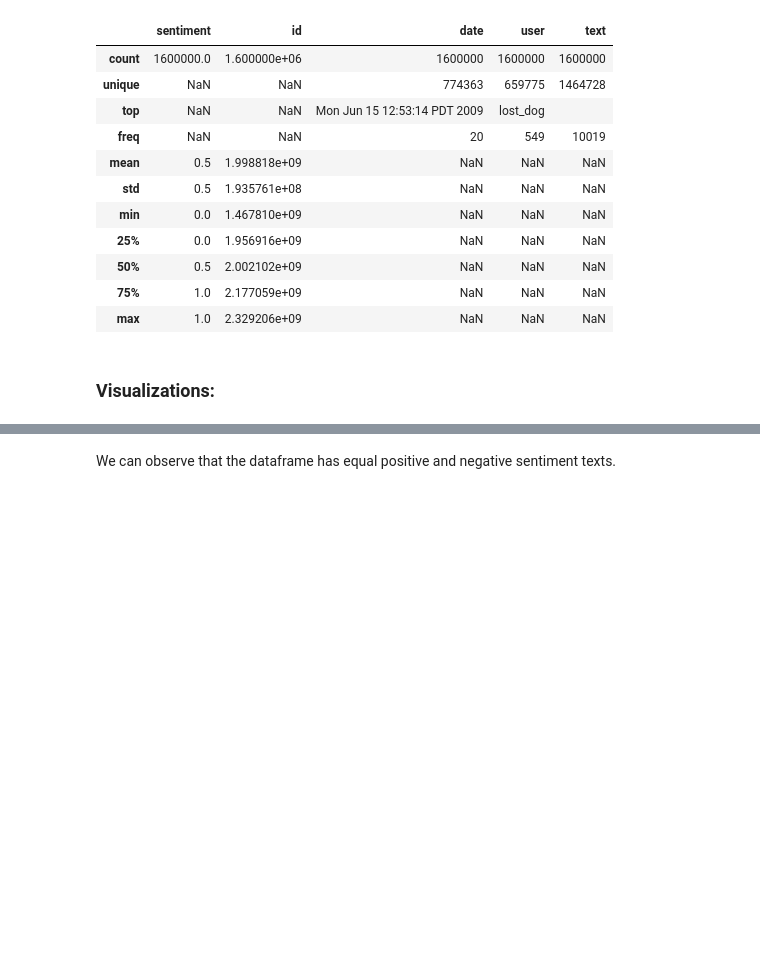
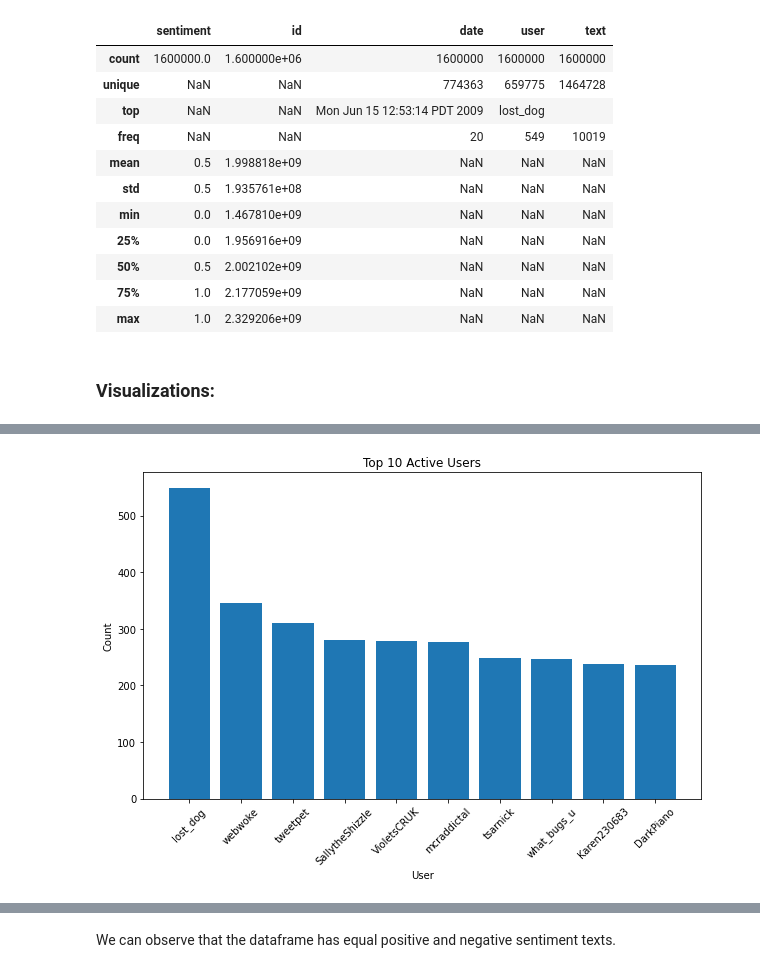
Before and after one commit to thomson18/sentiment_analysis, a Jupyter notebook: sentiment_analysis.ipynb, the cells around one changed output, grey strips where cells are left out. Drawn from its saved outputs; the diff is of its cells as text; code cells hidden in the pictures; blank space fills up the shorter version.

```diff
--- a/sentiment_analysis.ipynb
+++ b/sentiment_analysis.ipynb
@@ -222,0 +297,16 @@ plt.show()
+# %%
+import matplotlib.pyplot as plt
+
+# Count the number of occurrences for each user
+user_counts = data['user'].value_counts().head(10)
+
+# Plot the user activity
+plt.figure(figsize=(10, 6))
+plt.bar(user_counts.index, user_counts.values)
+plt.xlabel('User')
+plt.ylabel('Count')
+plt.title('Top 10 Active Users')
+plt.xticks(rotation=45)
+plt.show()
+# %% [output]
+[figure, added]
```
Also changed, not shown: parts of 37 cells of this notebook.
